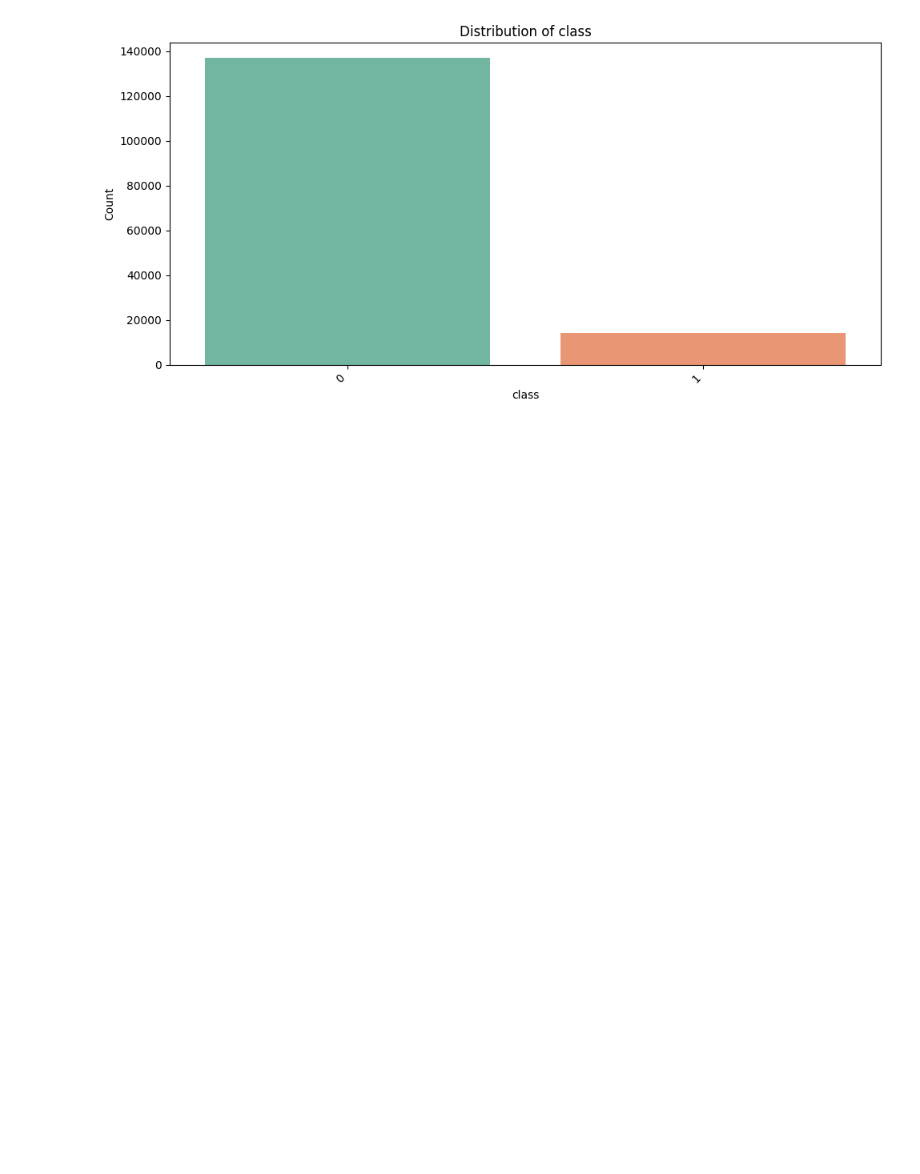
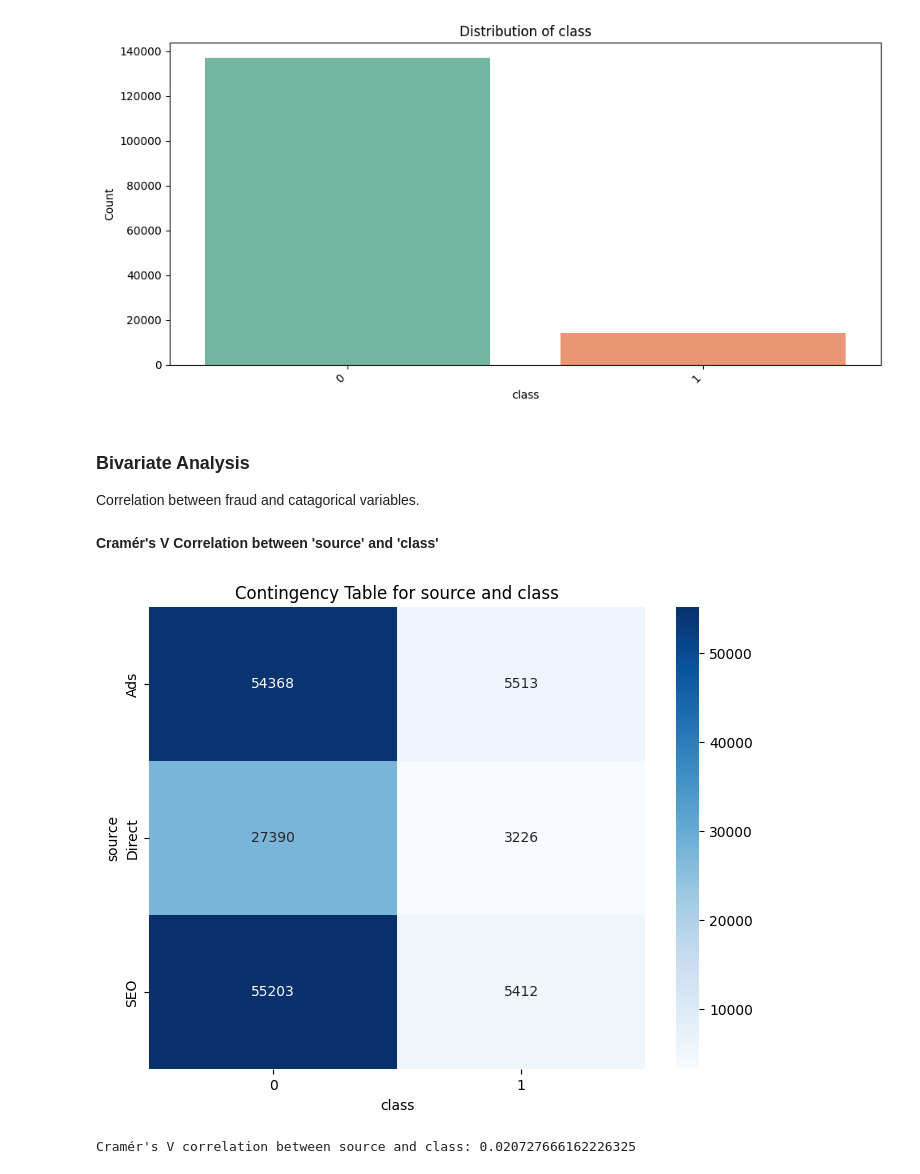
Before and after one commit to wolderufael/Improved-detection-of-fraud-cases-for-e-commerce-and-bank-transactions, a Jupyter notebook: notebook/Fraud_data_preprocessing.ipynb, the cells around one changed output. Drawn from its saved outputs; the diff is of its cells as text; code cells hidden in the pictures; blank space fills up the shorter version.

```diff
--- a/notebook/Fraud_data_preprocessing.ipynb
+++ b/notebook/Fraud_data_preprocessing.ipynb
@@ -169,3 +209,15 @@ preprocessing.plot_univariate(fraud_data)
 [figure]
 [figure]
 [figure]
+# %% [markdown]
+### Bivariate Analysis
+
+Correlation between fraud and catagorical variables.
+# %% [markdown]
+**Cramér's V Correlation between 'source' and 'class'**
+# %%
+# 'source','browser','sex','class'
+preprocessing.cramers_v(fraud_data,'source','class')
+# %% [output]
+[figure, added]
+Cramér's V correlation between source and class: 0.020727666162226325
```
Also changed, not shown: parts of 23 cells of this notebook, 3 other files.
